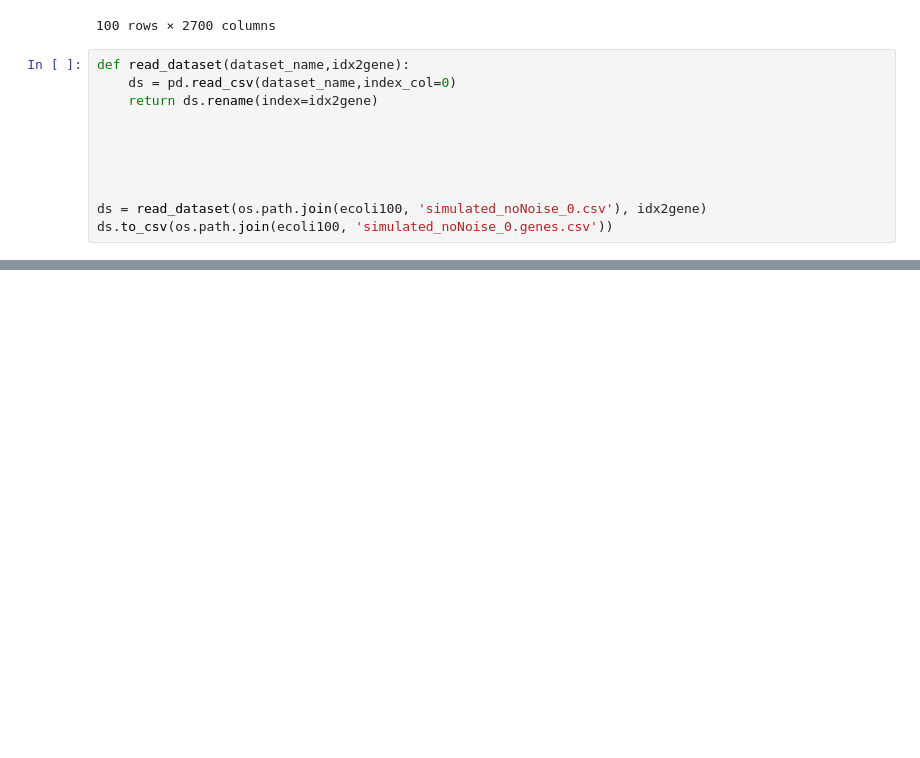
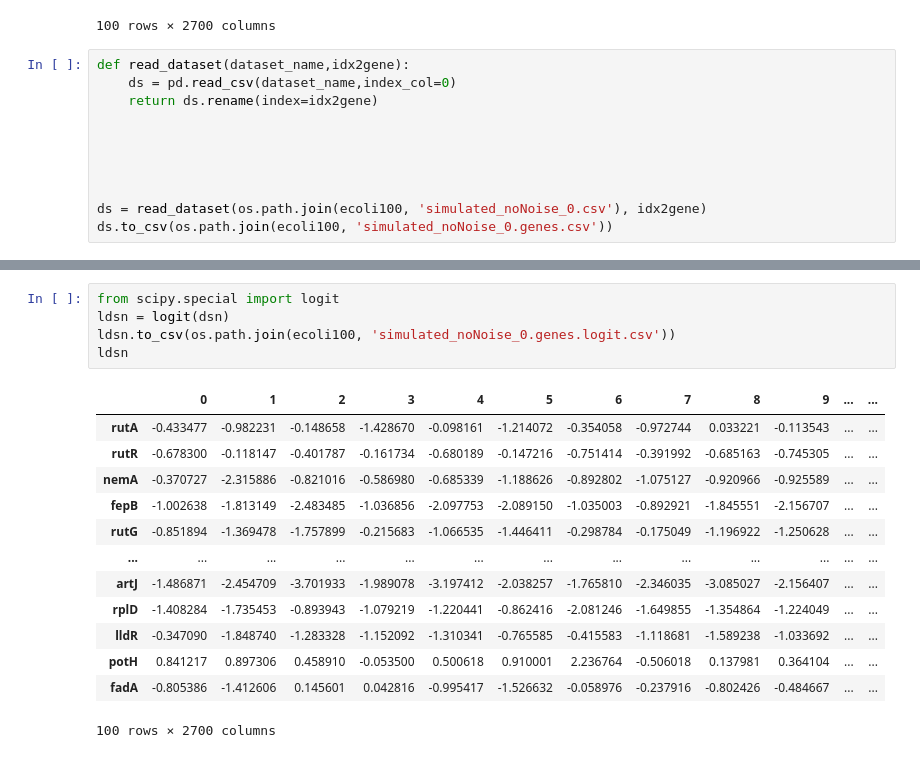
Before and after one commit to PayamDiba/SERGIO, a Jupyter notebook: GRN_Analysis/ParseInteractions.ipynb, the cells around one changed output, grey strips where cells are left out. Cells and saved outputs as stored; diff of their text form; blank space fills up the shorter version.

Commit message:
logit transformed simulated data

```diff
--- a/GRN_Analysis/ParseInteractions.ipynb
+++ b/GRN_Analysis/ParseInteractions.ipynb
@@ -167,0 +185,19 @@ ds.to_csv(os.path.join(ecoli100, 'simulated_noNoise_0.genes.csv'))
+# %%
+from scipy.special import logit
+ldsn = logit(dsn)
+ldsn.to_csv(os.path.join(ecoli100, 'simulated_noNoise_0.genes.logit.csv'))
+ldsn
+# %% [output]
+|  | 0 | 1 | 2 | 3 | 4 | 5 | 6 | 7 | 8 | 9 | ... | ... |
+| rutA | -0.433477 | -0.982231 | -0.148658 | -1.428670 | -0.098161 | -1.214072 | -0.354058 | -0.972744 | 0.033221 | -0.113543 | ... | ... |
+| rutR | -0.678300 | -0.118147 | -0.401787 | -0.161734 | -0.680189 | -0.147216 | -0.751414 | -0.391992 | -0.685163 | -0.745305 | ... | ... |
+| nemA | -0.370727 | -2.315886 | -0.821016 | -0.586980 | -0.685339 | -1.188626 | -0.892802 | -1.075127 | -0.920966 | -0.925589 | ... | ... |
+| fepB | -1.002638 | -1.813149 | -2.483485 | -1.036856 | -2.097753 | -2.089150 | -1.035003 | -0.892921 | -1.845551 | -2.156707 | ... | ... |
+| rutG | -0.851894 | -1.369478 | -1.757899 | -0.215683 | -1.066535 | -1.446411 | -0.298784 | -0.175049 | -1.196922 | -1.250628 | ... | ... |
+| ... | ... | ... | ... | ... | ... | ... | ... | ... | ... | ... | ... | ... |
+| artJ | -1.486871 | -2.454709 | -3.701933 | -1.989078 | -3.197412 | -2.038257 | -1.765810 | -2.346035 | -3.085027 | -2.156407 | ... | ... |
+| rplD | -1.408284 | -1.735453 | -0.893943 | -1.079219 | -1.220441 | -0.862416 | -2.081246 | -1.649855 | -1.354864 | -1.224049 | ... | ... |
+| lldR | -0.347090 | -1.848740 | -1.283328 | -1.152092 | -1.310341 | -0.765585 | -0.415583 | -1.118681 | -1.589238 | -1.033692 | ... | ... |
+| potH | 0.841217 | 0.897306 | 0.458910 | -0.053500 | 0.500618 | 0.910001 | 2.236764 | -0.506018 | 0.137981 | 0.364104 | ... | ... |
+| fadA | -0.805386 | -1.412606 | 0.145601 | 0.042816 | -0.995417 | -1.526632 | -0.058976 | -0.237916 | -0.802426 | -0.484667 | ... | ... |
+100 rows × 2700 columns
```
Also changed, not shown: parts of 1 cell of this notebook, 3 other files.
